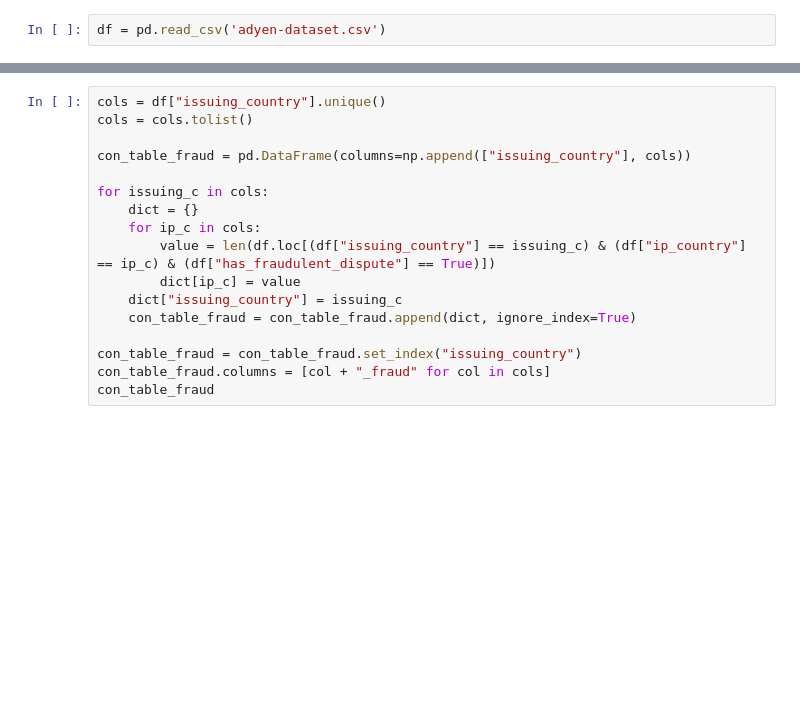
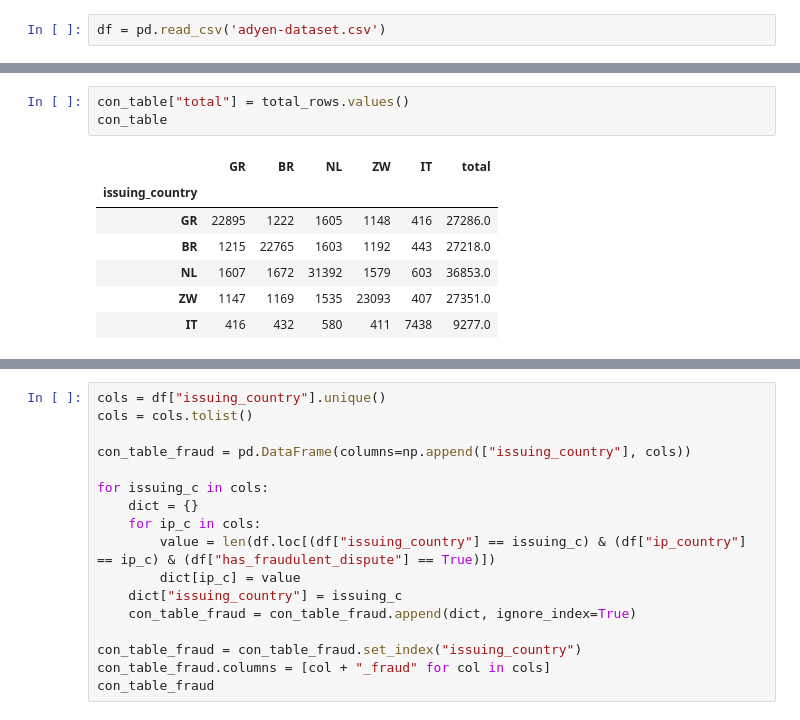
Before and after one commit to ymurong/DSP, a Jupyter notebook: testingipcountries.ipynb, the cells around one changed output, grey strips where cells are left out. Cells and saved outputs as stored; diff of their text form; blank space fills up the shorter version.

```diff
--- a/testingipcountries.ipynb
+++ b/testingipcountries.ipynb
@@ -190,0 +191,11 @@ total_rows
+# %%
+con_table["total"] = total_rows.values()
+con_table
+# %% [output]
+|  | GR | BR | NL | ZW | IT | total |
+| issuing_country |  |  |  |  |  |  |
+| GR | 22895 | 1222 | 1605 | 1148 | 416 | 27286.0 |
+| BR | 1215 | 22765 | 1603 | 1192 | 443 | 27218.0 |
+| NL | 1607 | 1672 | 31392 | 1579 | 603 | 36853.0 |
+| ZW | 1147 | 1169 | 1535 | 23093 | 407 | 27351.0 |
+| IT | 416 | 432 | 580 | 411 | 7438 | 9277.0 |
```
Also changed, not shown: parts of 5 cells of this notebook, 4 other files.
